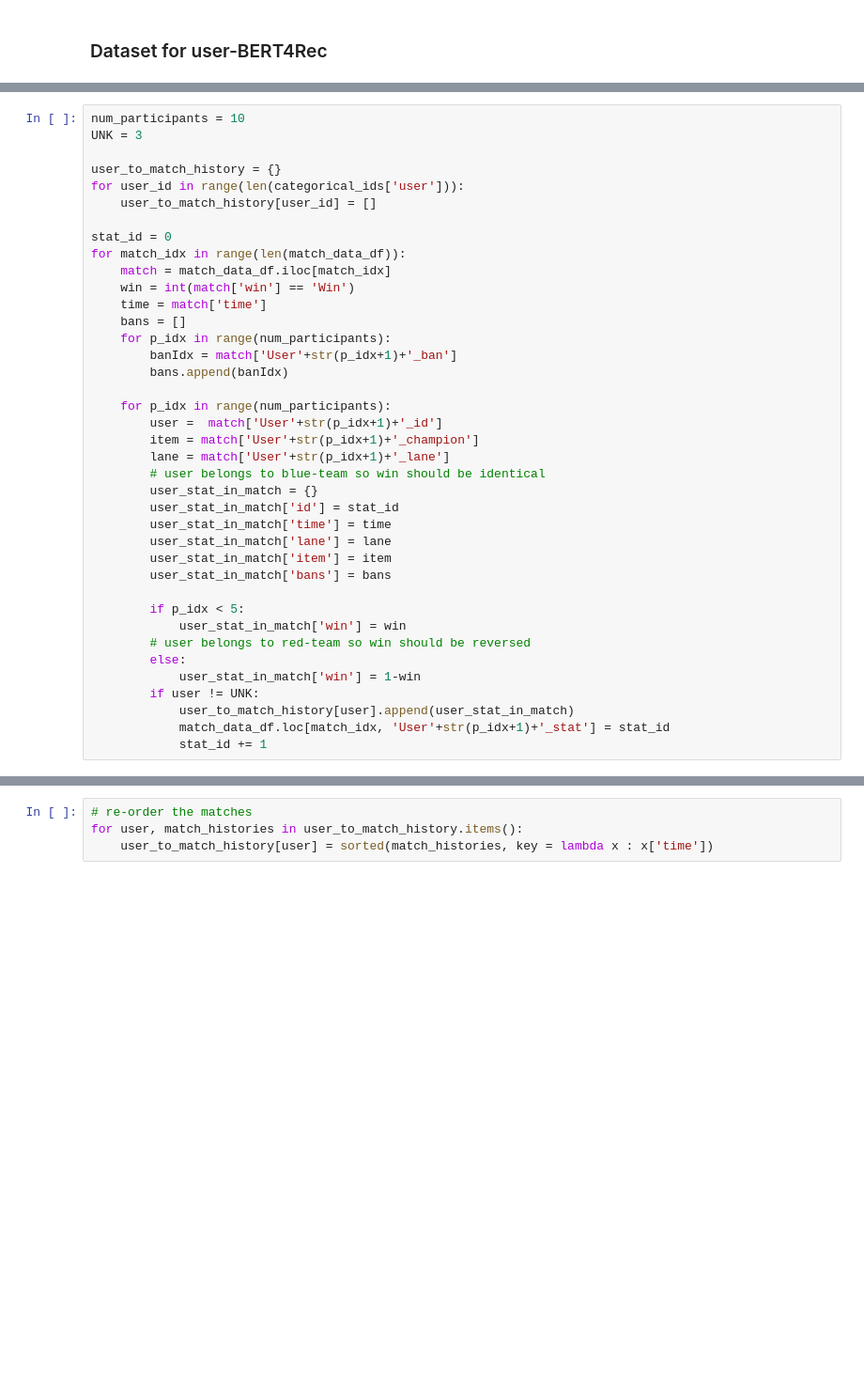
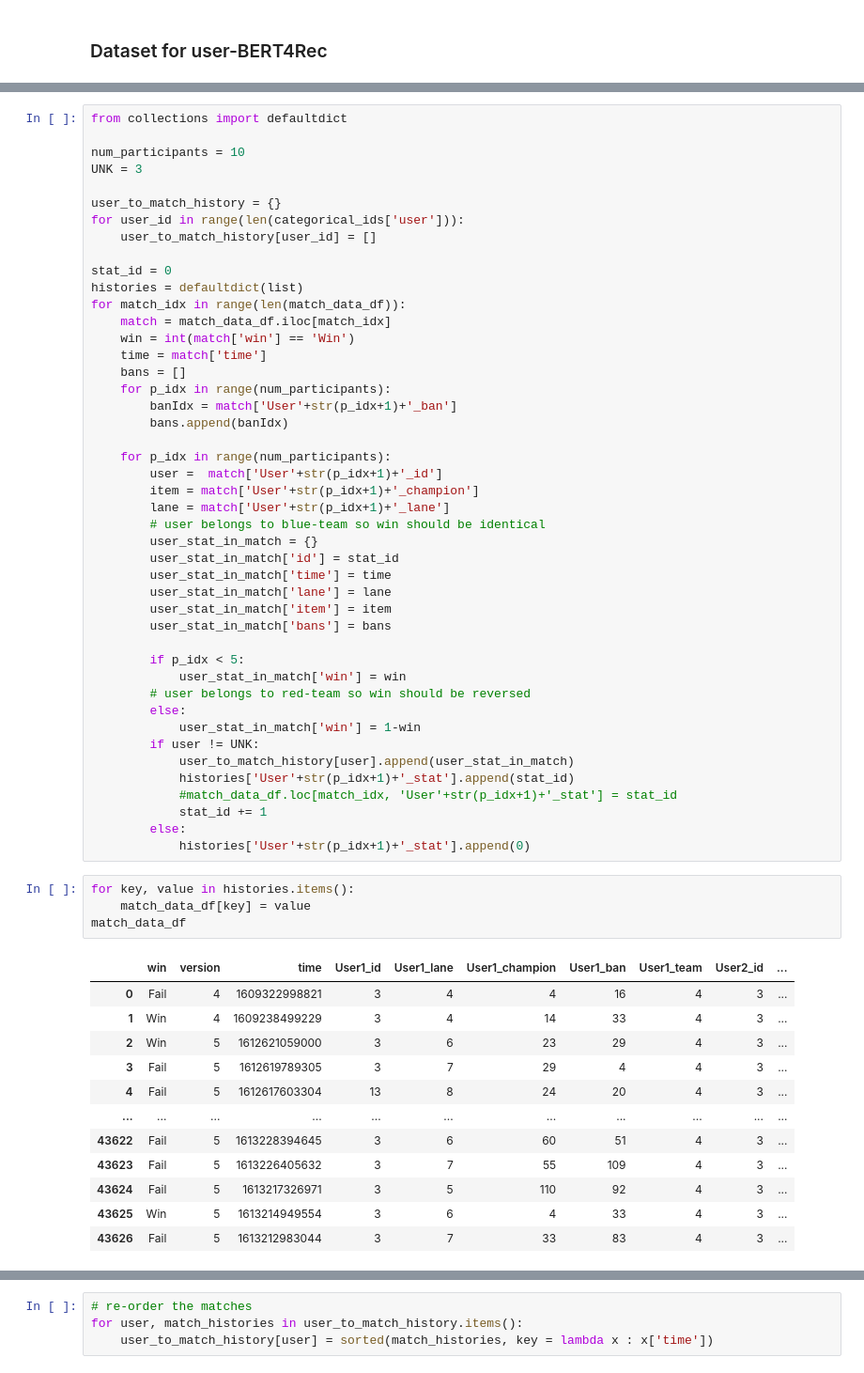
Before and after one commit to dojeon-ai/DraftRec, a Jupyter notebook: data/preprocess.ipynb, the cells around one changed output, grey strips where cells are left out. Shown at 94% size. Drawn from its saved outputs; the diff is of its cells as text; blank space fills up the shorter version.

```diff
--- a/data/preprocess.ipynb
+++ b/data/preprocess.ipynb
@@ -327,4 +327,6 @@ match_data_df
 # %%
+from collections import defaultdict
+
 num_participants = 10
 UNK = 3
 
@@ -333,6 +335,7 @@ for user_id in range(len(categorical_ids['user'])):
     user_to_match_history[user_id] = []
 
 stat_id = 0
+histories = defaultdict(list)
 for match_idx in range(len(match_data_df)):
     match = match_data_df.iloc[match_idx]
     win = int(match['win'] == 'Win')
@@ -361,5 +364,25 @@ for match_idx in range(len(match_data_df)):
             user_stat_in_match['win'] = 1-win
         if user != UNK:
             user_to_match_history[user].append(user_stat_in_match)
-            match_data_df.loc[match_idx, 'User'+str(p_idx+1)+'_stat'] = stat_id
+            histories['User'+str(p_idx+1)+'_stat'].append(stat_id)
+            #match_data_df.loc[match_idx, 'User'+str(p_idx+1)+'_stat'] = stat_id
             stat_id += 1
+        else:
+            histories['User'+str(p_idx+1)+'_stat'].append(0)
+# %%
+for key, value in histories.items():
+    match_data_df[key] = value
+match_data_df
+# %% [output]
+|  | win | version | time | User1_id | User1_lane | User1_champion | User1_ban | User1_team | User2_id | ... |
+| 0 | Fail | 4 | 1609322998821 | 3 | 4 | 4 | 16 | 4 | 3 | ... |
+| 1 | Win | 4 | 1609238499229 | 3 | 4 | 14 | 33 | 4 | 3 | ... |
+| 2 | Win | 5 | 1612621059000 | 3 | 6 | 23 | 29 | 4 | 3 | ... |
+| 3 | Fail | 5 | 1612619789305 | 3 | 7 | 29 | 4 | 4 | 3 | ... |
+| 4 | Fail | 5 | 1612617603304 | 13 | 8 | 24 | 20 | 4 | 3 | ... |
+| ... | ... | ... | ... | ... | ... | ... | ... | ... | ... | ... |
+| 43622 | Fail | 5 | 1613228394645 | 3 | 6 | 60 | 51 | 4 | 3 | ... |
+| 43623 | Fail | 5 | 1613226405632 | 3 | 7 | 55 | 109 | 4 | 3 | ... |
+| 43624 | Fail | 5 | 1613217326971 | 3 | 5 | 110 | 92 | 4 | 3 | ... |
+| 43625 | Win | 5 | 1613214949554 | 3 | 6 | 4 | 33 | 4 | 3 | ... |
+| 43626 | Fail | 5 | 1613212983044 | 3 | 7 | 33 | 83 | 4 | 3 | ... |
```
Also changed, not shown: parts of 3 cells of this notebook, 18 other files.
